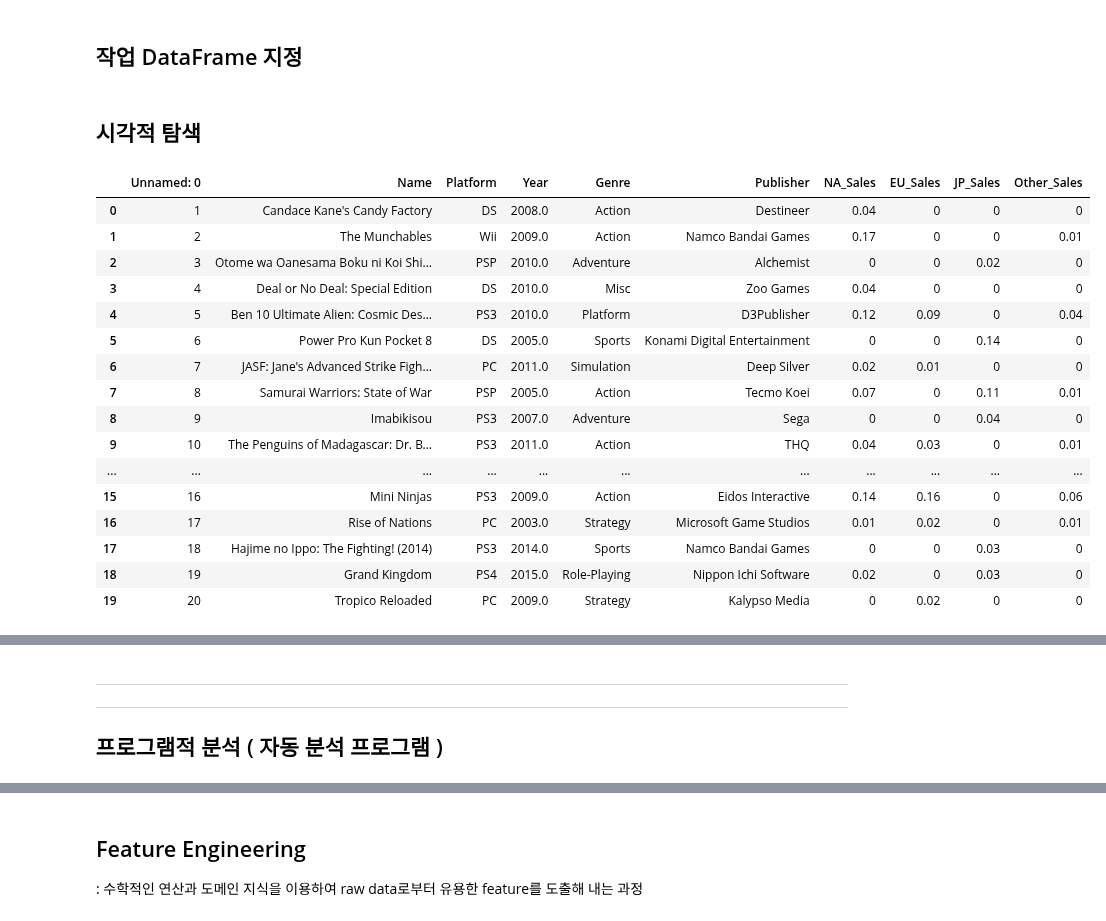
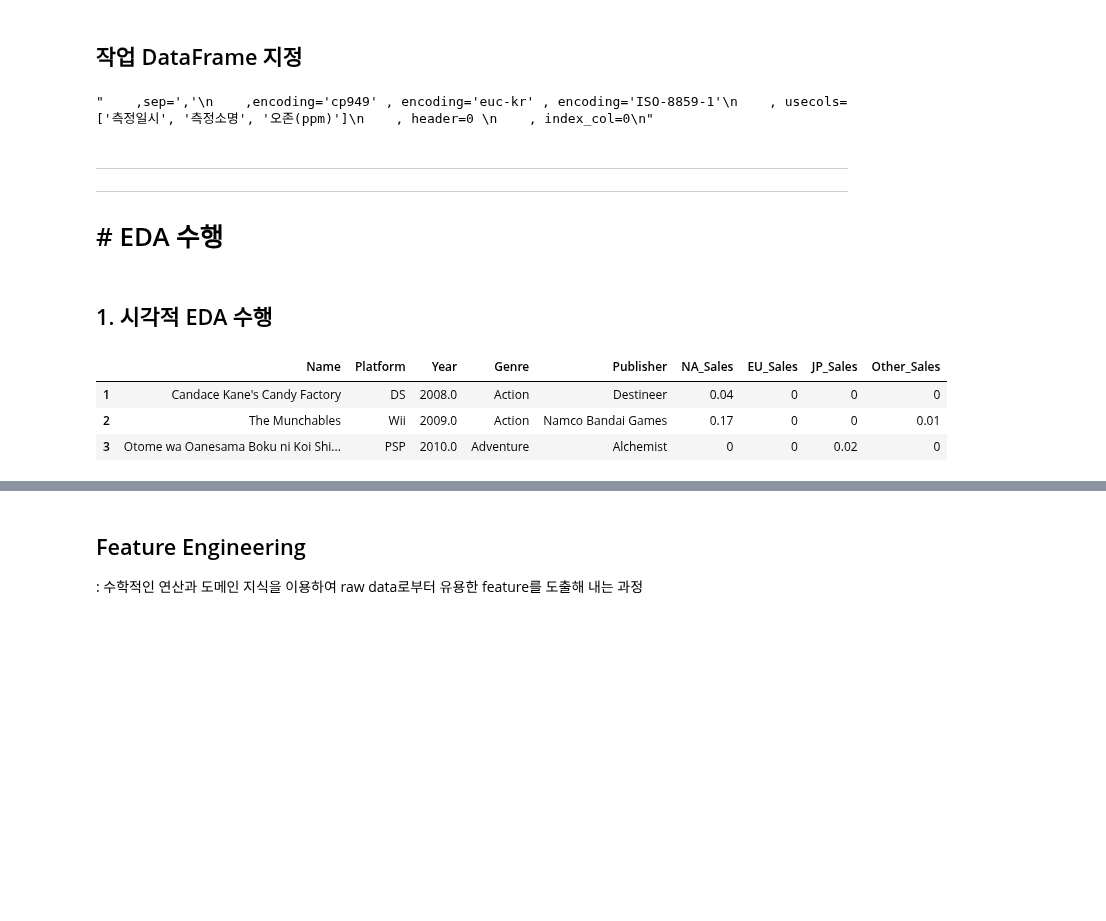
Before and after one commit to LamuneGitHub/A001_Python_Test, a Jupyter notebook: EDA_001.ipynb, the cells around one changed output, grey strips where cells are left out. Cells and saved outputs as stored; diff of their text form; code cells hidden in the pictures; blank space fills up the shorter version.

```diff
--- a/EDA_001.ipynb
+++ b/EDA_001.ipynb
@@ -77,6 +75,9 @@ def print_line_m() :
   print ("\n-----------------------")
 def print_line_s() :
   print ("\n----------")
+
+# head로 표시할 데이터 갯수
+print_row_count = 3
 # %%
 # # 구글 드라이브 mount
 # from google.colab import drive
@@ -111,37 +366,28 @@ def print_line_s() :
     ,encoding='cp949' , encoding='euc-kr' , encoding='ISO-8859-1'
     , usecols=['측정일시', '측정소명', '오존(ppm)']
     , header=0
+    , index_col=0
 """
-
-
-df_tmp = pd.read_csv( "https://raw.githubusercontent.com/LamuneGitHub/AI15_Prj_01/main/vgames2.csv" , sep=","  , header=0  )
+# %% [output]
+"    ,sep=','\n    ,encoding='cp949' , encoding='euc-kr' , encoding='ISO-8859-1'\n    , usecols=['측정일시', '측정소명', '오존(ppm)']\n    , header=0 \n    , index_col=0\n"
+# %% [markdown]
+----
+----
+# # EDA 수행
 # %% [markdown]
-## 시각적 탐색
+## 1. 시각적 EDA 수행
 # %%
-# 작업 DataFrame 지정
+df_tmp = pd.read_csv( "https://raw.githubusercontent.com/LamuneGitHub/AI15_Prj_01/main/vgames2.csv" , sep=","  , header=0  , index_col=0 )
 df_target = df_tmp
 
 #맨위
-display( df_target.head(20) )
+display( df_target.head(print_row_count) )
 #마지막
-display( df_target.tail(20) )
+display( df_target.tail(print_row_count) )
 #무작위
-display( df_target.sample(20) )
+display( df_target.sample(print_row_count) )
 # %% [output]
-|  | Unnamed: 0 | Name | Platform | Year | Genre | Publisher | NA_Sales | EU_Sales | JP_Sales | Other_Sales |
-| 0 | 1 | Candace Kane's Candy Factory | DS | 2008.0 | Action | Destineer | 0.04 | 0 | 0 | 0 |
-| 1 | 2 | The Munchables | Wii | 2009.0 | Action | Namco Bandai Games | 0.17 | 0 | 0 | 0.01 |
-| 2 | 3 | Otome wa Oanesama Boku ni Koi Shi... | PSP | 2010.0 | Adventure | Alchemist | 0 | 0 | 0.02 | 0 |
-| 3 | 4 | Deal or No Deal: Special Edition | DS | 2010.0 | Misc | Zoo Games | 0.04 | 0 | 0 | 0 |
-| 4 | 5 | Ben 10 Ultimate Alien: Cosmic Des... | PS3 | 2010.0 | Platform | D3Publisher | 0.12 | 0.09 | 0 | 0.04 |
-| 5 | 6 | Power Pro Kun Pocket 8 | DS | 2005.0 | Sports | Konami Digital Entertainment | 0 | 0 | 0.14 | 0 |
-| 6 | 7 | JASF: Jane's Advanced Strike Figh... | PC | 2011.0 | Simulation | Deep Silver | 0.02 | 0.01 | 0 | 0 |
-| 7 | 8 | Samurai Warriors: State of War | PSP | 2005.0 | Action | Tecmo Koei | 0.07 | 0 | 0.11 | 0.01 |
-| 8 | 9 | Imabikisou | PS3 | 2007.0 | Adventure | Sega | 0 | 0 | 0.04 | 0 |
-| 9 | 10 | The Penguins of Madagascar: Dr. B... | PS3 | 2011.0 | Action | THQ | 0.04 | 0.03 | 0 | 0.01 |
-| ... | ... | ... | ... | ... | ... | ... | ... | ... | ... | ... |
-| 15 | 16 | Mini Ninjas | PS3 | 2009.0 | Action | Eidos Interactive | 0.14 | 0.16 | 0 | 0.06 |
-| 16 | 17 | Rise of Nations | PC | 2003.0 | Strategy | Microsoft Game Studios | 0.01 | 0.02 | 0 | 0.01 |
-| 17 | 18 | Hajime no Ippo: The Fighting! (2014) | PS3 | 2014.0 | Sports | Namco Bandai Games | 0 | 0 | 0.03 | 0 |
-| 18 | 19 | Grand Kingdom | PS4 | 2015.0 | Role-Playing | Nippon Ichi Software | 0.02 | 0 | 0.03 | 0 |
-| 19 | 20 | Tropico Reloaded | PC | 2009.0 | Strategy | Kalypso Media | 0 | 0.02 | 0 | 0 |
+|  | Name | Platform | Year | Genre | Publisher | NA_Sales | EU_Sales | JP_Sales | Other_Sales |
+| 1 | Candace Kane's Candy Factory | DS | 2008.0 | Action | Destineer | 0.04 | 0 | 0 | 0 |
+| 2 | The Munchables | Wii | 2009.0 | Action | Namco Bandai Games | 0.17 | 0 | 0 | 0.01 |
+| 3 | Otome wa Oanesama Boku ni Koi Shi... | PSP | 2010.0 | Adventure | Alchemist | 0 | 0 | 0.02 | 0 |
@@ -182,4 +401,0 @@ display( df_target.sample(20) )
-# %% [markdown]
-----
-----
-## 프로그램적 분석 ( 자동 분석 프로그램 )
```
Also changed, not shown: parts of 24 cells of this notebook, 2 other files.
